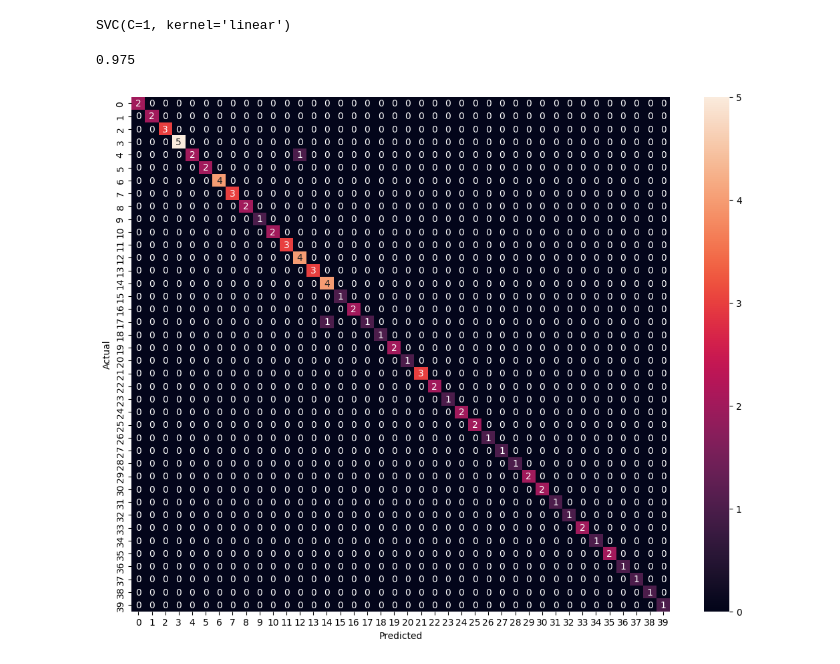
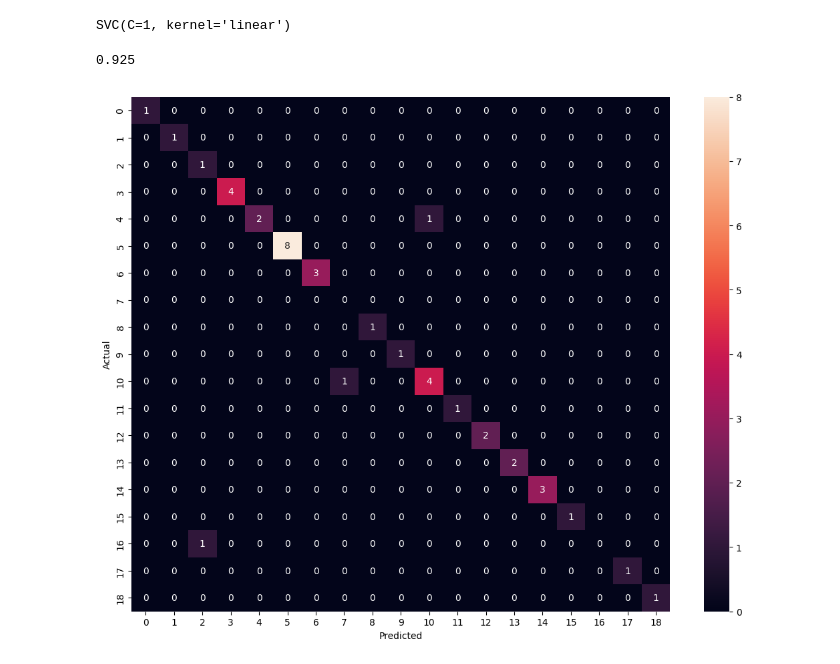
Before and after one commit to Ankit-Mehra/hierarchical_clustering, a Jupyter notebook: assignment3.ipynb, the cells around one changed output. Saved outputs shown, nothing was run; the diff lists cells and outputs as text; code cells hidden in the pictures.

```diff
--- a/assignment3.ipynb
+++ b/assignment3.ipynb
@@ -142,3 +152,3 @@ euclidean_model = AgglomerativeClustering(n_clusters=40, metric='euclidean', lin
 # %%
-euclidean_model.fit(data_normalized)
+cosine_model.fit(data_normalized)
 # %% [output]
@@ -153,3 +165,7 @@ for train_index, test_index in split.split(faces.data, euclidean_model.labels_):
+# %%
+# Split the training set, and a test set
+from sklearn.model_selection import train_test_split
+X_train_clust, X_test_clust, y_train_clust, y_test_clust = train_test_split(data_normalized, cosine_model.labels_, test_size=0.2, random_state=45)
 # %%
 # train a classifier to predict which person is represented in each picture, using the reduced dimensionality set
 # and evaluate it on the validation set.
@@ -162,24 +178,24 @@ scores, scores.mean()
 # %%
-model.fit(X_train_clustered, y_train_clustered)
+model.fit(X_train_clust, y_train_clust)
 # %% [output]
 SVC(C=1, kernel='linear')
 # %%
-predicted_after_clustering = model.predict(X_test_clustered)
+predicted_after_clustering = model.predict(X_test_clust)
 # %%
 # accuracy on the orginal dataset
-accuracy_score(y_test_clustered, predicted_after_clustering)
+accuracy_score(y_test_clust, predicted_after_clustering)
 # %% [output]
-0.975
+0.925
 # %%
 # confusion matrix
 from sklearn.metrics import confusion_matrix
 plt.figure(figsize=(13,10))
-sns.heatmap(confusion_matrix(y_test_clustered, predicted_after_clustering), annot=True, fmt='d')
+sns.heatmap(confusion_matrix(y_test_clust, predicted_after_clustering), annot=True, fmt='d')
 plt.xlabel('Predicted')
 plt.ylabel('Actual')
 plt.show()
 # %% [output]
-[figure, old version]
+[figure, new version]
 # %%
 predicted_on_orginal = model.predict(X_test)
 # plot image and its predicted label
```
Also changed, not shown: parts of 9 cells of this notebook, 1 other file.
